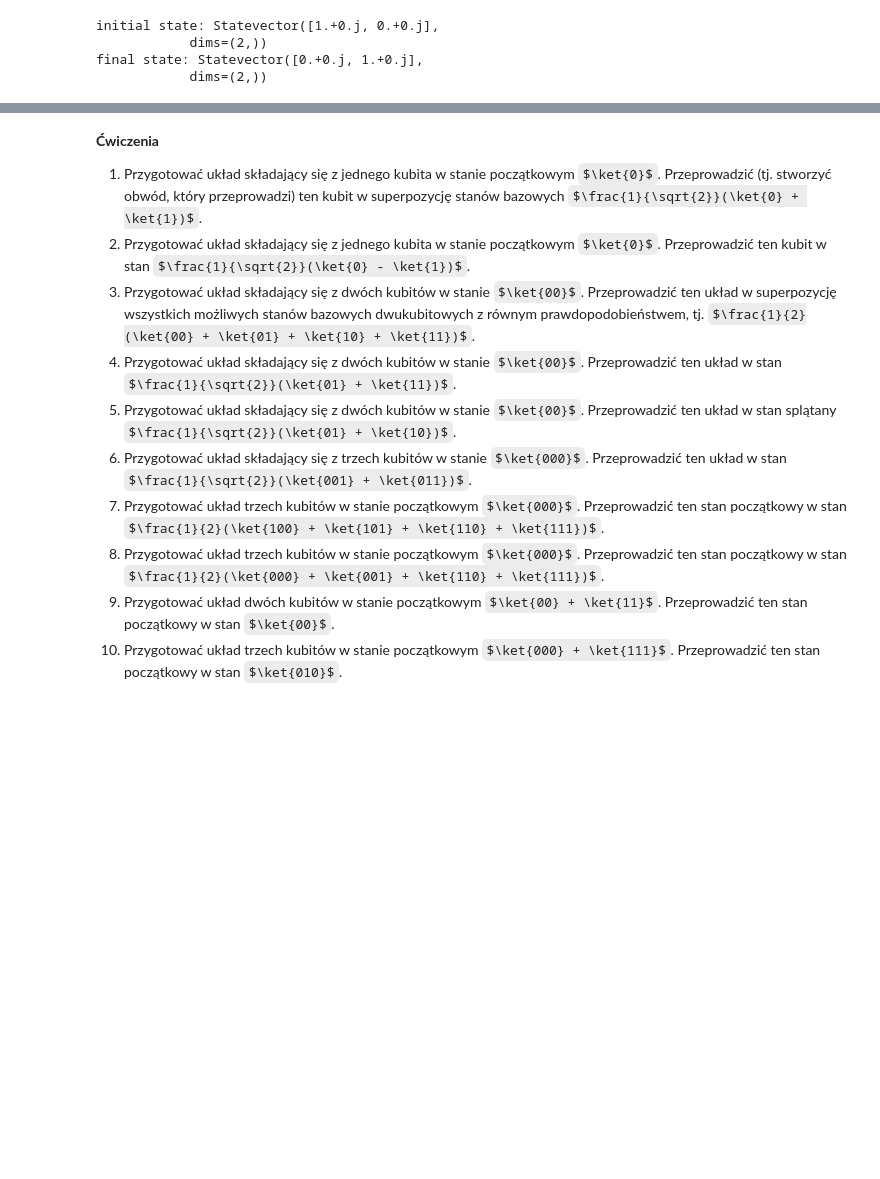
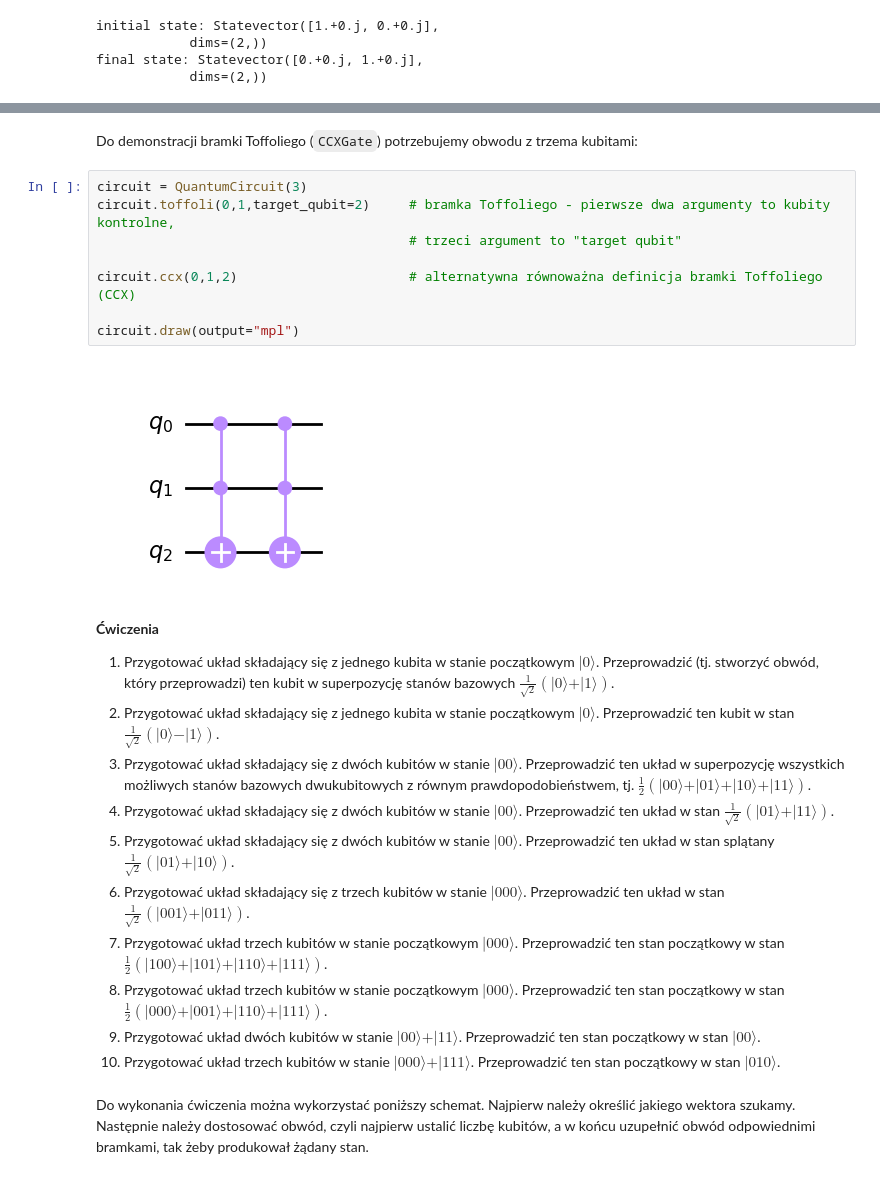
Before and after one commit to m-kosik/algorytmy-kwantowe, a Jupyter notebook: 03_bramki_kwantowe.ipynb, the cells around one changed output, grey strips where cells are left out. Saved outputs shown, nothing was run; the diff lists cells and outputs as text; some formulas as TeX source; blank space fills up the shorter version.

```diff
--- a/03_bramki_kwantowe.ipynb
+++ b/03_bramki_kwantowe.ipynb
@@ -75,12 +104,26 @@ kluczowa - wprowadza superpozycję stanów
+# %% [markdown]
+Do demonstracji bramki Toffoliego (`CCXGate`) potrzebujemy obwodu z trzema kubitami:
+# %%
+circuit = QuantumCircuit(3)
+circuit.toffoli(0,1,target_qubit=2)     # bramka Toffoliego - pierwsze dwa argumenty to kubity kontrolne,
+                                        # trzeci argument to "target qubit"
+
+circuit.ccx(0,1,2)                      # alternatywna równoważna definicja bramki Toffoliego (CCX)
+
+circuit.draw(output="mpl")
+# %% [output]
+[figure, added]
 # %% [markdown]
 **Ćwiczenia**
-1. Przygotować układ składający się z jednego kubita w stanie początkowym $\ket{0}$. Przeprowadzić (tj. stworzyć obwód, który przeprowadzi) ten kubit w superpozycję stanów bazowych $\frac{1}{\sqrt{2}}(\ket{0} + \ket{1})$.
-2. Przygotować układ składający się z jednego kubita w stanie początkowym $\ket{0}$. Przeprowadzić ten kubit w stan $\frac{1}{\sqrt{2}}(\ket{0} - \ket{1})$.
-3. Przygotować układ składający się z dwóch kubitów w stanie $\ket{00}$. Przeprowadzić ten układ w superpozycję wszystkich możliwych stanów bazowych dwukubitowych z równym prawdopodobieństwem, tj. $\frac{1}{2}(\ket{00} + \ket{01} + \ket{10} + \ket{11})$.
-4. Przygotować układ składający się z dwóch kubitów w stanie $\ket{00}$. Przeprowadzić ten układ w stan $\frac{1}{\sqrt{2}}(\ket{01} + \ket{11})$.
-5. Przygotować układ składający się z dwóch kubitów w stanie $\ket{00}$. Przeprowadzić ten układ w stan splątany $\frac{1}{\sqrt{2}}(\ket{01} + \ket{10})$.
-6. Przygotować układ składający się z trzech kubitów w stanie $\ket{000}$. Przeprowadzić ten układ w stan $\frac{1}{\sqrt{2}}(\ket{001} + \ket{011})$.
-7. Przygotować układ trzech kubitów w stanie początkowym $\ket{000}$. Przeprowadzić ten stan początkowy w stan $\frac{1}{2}(\ket{100} + \ket{101} + \ket{110} + \ket{111})$.
-8. Przygotować układ trzech kubitów w stanie początkowym $\ket{000}$. Przeprowadzić ten stan początkowy w stan $\frac{1}{2}(\ket{000} + \ket{001} + \ket{110} + \ket{111})$.
-9. Przygotować układ dwóch kubitów w stanie początkowym $\ket{00} + \ket{11}$. Przeprowadzić ten stan początkowy w stan $\ket{00}$.
-10. Przygotować układ trzech kubitów w stanie początkowym $\ket{000} + \ket{111}$. Przeprowadzić ten stan początkowy w stan $\ket{010}$.
+1. Przygotować układ składający się z jednego kubita w stanie początkowym $\vert 0 \rangle$. Przeprowadzić (tj. stworzyć obwód, który przeprowadzi) ten kubit w superpozycję stanów bazowych $\frac{1}{\sqrt{2}}(\vert 0 \rangle + \vert 1 \rangle)$.
+2. Przygotować układ składający się z jednego kubita w stanie początkowym $\vert 0 \rangle$. Przeprowadzić ten kubit w stan $\frac{1}{\sqrt{2}}(\vert 0 \rangle - \vert 1 \rangle)$.
+3. Przygotować układ składający się z dwóch kubitów w stanie $\vert 00 \rangle$. Przeprowadzić ten układ w superpozycję wszystkich możliwych stanów bazowych dwukubitowych z równym prawdopodobieństwem, tj. $\frac{1}{2}(\vert 00 \rangle + \vert 01 \rangle + \vert 10 \rangle + \vert 11 \rangle)$.
+4. Przygotować układ składający się z dwóch kubitów w stanie $\vert 00 \rangle$. Przeprowadzić ten układ w stan $\frac{1}{\sqrt{2}}(\vert 01 \rangle + \vert 11 \rangle)$.
+5. Przygotować układ składający się z dwóch kubitów w stanie $\vert 00 \rangle$. Przeprowadzić ten układ w stan splątany $\frac{1}{\sqrt{2}}(\vert 01 \rangle + \vert 10 \rangle)$.
+6. Przygotować układ składający się z trzech kubitów w stanie $\vert 000 \rangle$. Przeprowadzić ten układ w stan $\frac{1}{\sqrt{2}}(\vert 001 \rangle +\vert 011 \rangle)$.
+7. Przygotować układ trzech kubitów w stanie początkowym $ \vert 000 \rangle $. Przeprowadzić ten stan początkowy w stan $\frac{1}{2}(\vert 100 \rangle +\vert 101 \rangle + \vert 110 \rangle + \vert 111 \rangle)$.
+8. Przygotować układ trzech kubitów w stanie początkowym $\vert 000 \rangle$. Przeprowadzić ten stan początkowy w stan $\frac{1}{2}(\vert 000 \rangle + \vert 001 \rangle + \vert 110 \rangle + \vert 111 \rangle)$.
+9. Przygotować układ dwóch kubitów w stanie $\vert 00 \rangle + \vert 11 \rangle$. Przeprowadzić ten stan początkowy w stan $\vert 00 \rangle$.
+10. Przygotować układ trzech kubitów w stanie $\vert 000 \rangle + \vert 111 \rangle$. Przeprowadzić ten stan początkowy w stan $\vert 010 \rangle$.
+# %% [markdown]
+Do wykonania ćwiczenia można wykorzystać poniższy schemat. Najpierw należy określić jakiego wektora szukamy. Następnie należy dostosować obwód, czyli najpierw ustalić liczbę kubitów, a w końcu uzupełnić obwód odpowiednimi bramkami, tak żeby produkował żądany stan.
```
Also changed, not shown: parts of 17 cells of this notebook.
